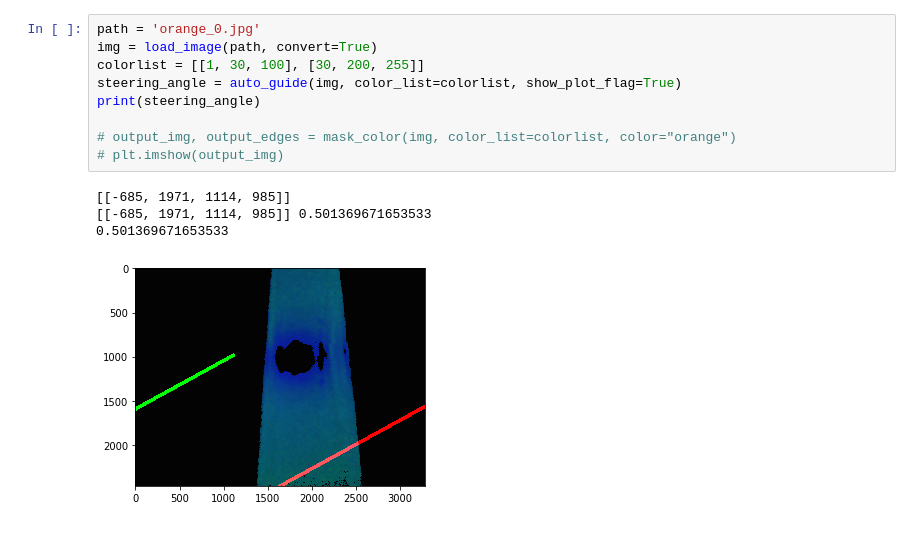
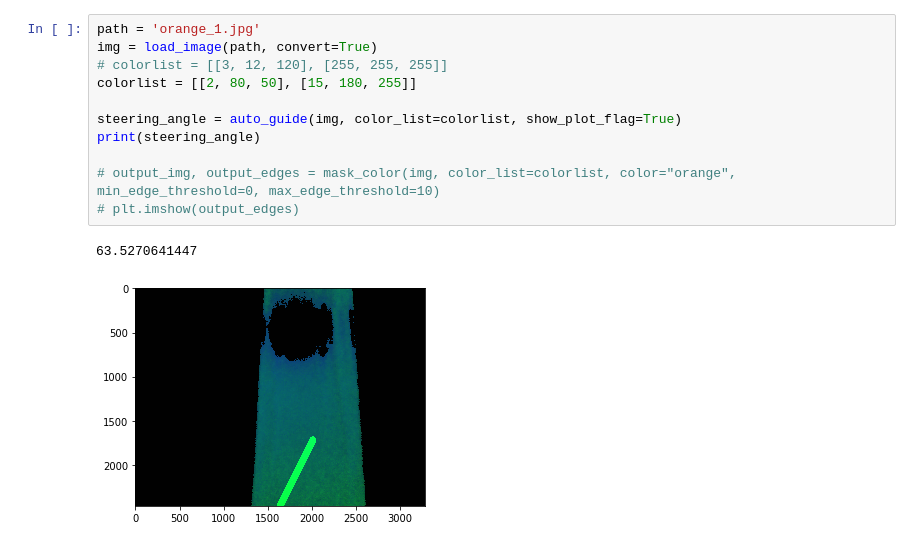
Before and after one commit to Astrotech89/Yetiborg_team, a Jupyter notebook: one_lane_folow.ipynb, the cells around one changed output. Drawn from its saved outputs; the diff is of its cells as text.

```diff
--- a/one_lane_folow.ipynb
+++ b/one_lane_folow.ipynb
@@ -225,14 +259,14 @@ def auto_guide(frame, color_list, show_plot_flag=False):
 # %%
-path = 'orange_0.jpg'
+path = 'orange_1.jpg'
 img = load_image(path, convert=True)
-colorlist = [[1, 30, 100], [30, 200, 255]]
+# colorlist = [[3, 12, 120], [255, 255, 255]]
+colorlist = [[2, 80, 50], [15, 180, 255]]
+
 steering_angle = auto_guide(img, color_list=colorlist, show_plot_flag=True)
 print(steering_angle)
 
-# output_img, output_edges = mask_color(img, color_list=colorlist, color="orange")
-# plt.imshow(output_img)
+# output_img, output_edges = mask_color(img, color_list=colorlist, color="orange", min_edge_threshold=0, max_edge_threshold=10)
+# plt.imshow(output_edges)
 # %% [output]
-[[-685, 1971, 1114, 985]]
-[[-685, 1971, 1114, 985]] 0.501369671653533
-0.501369671653533
+63.5270641447
-[figure, old version]
+[figure, new version]
```
Also changed, not shown: parts of 1 cell of this notebook, 1 other file.
